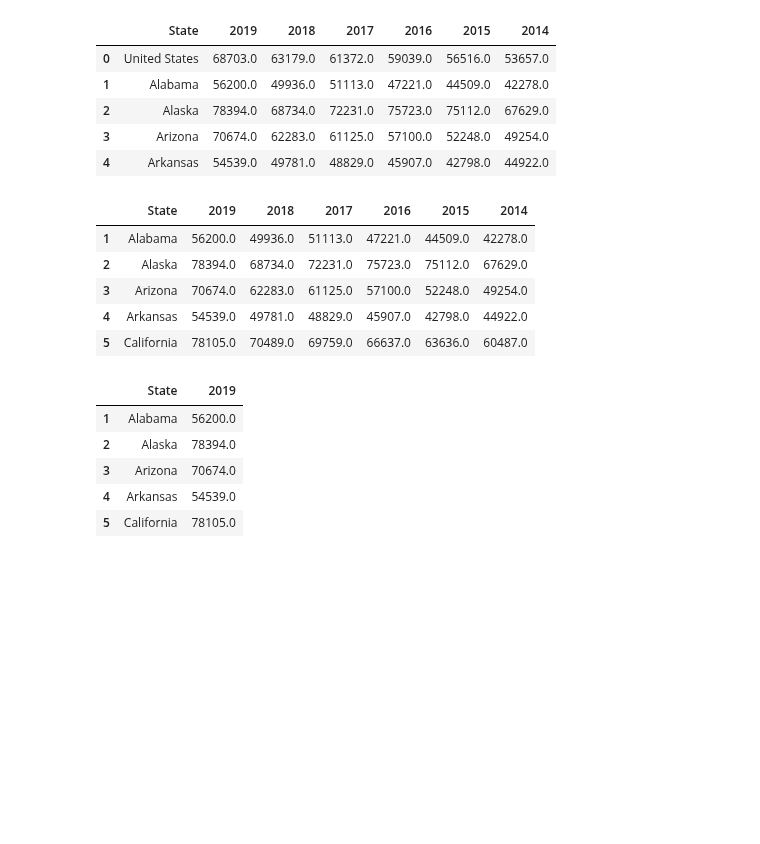
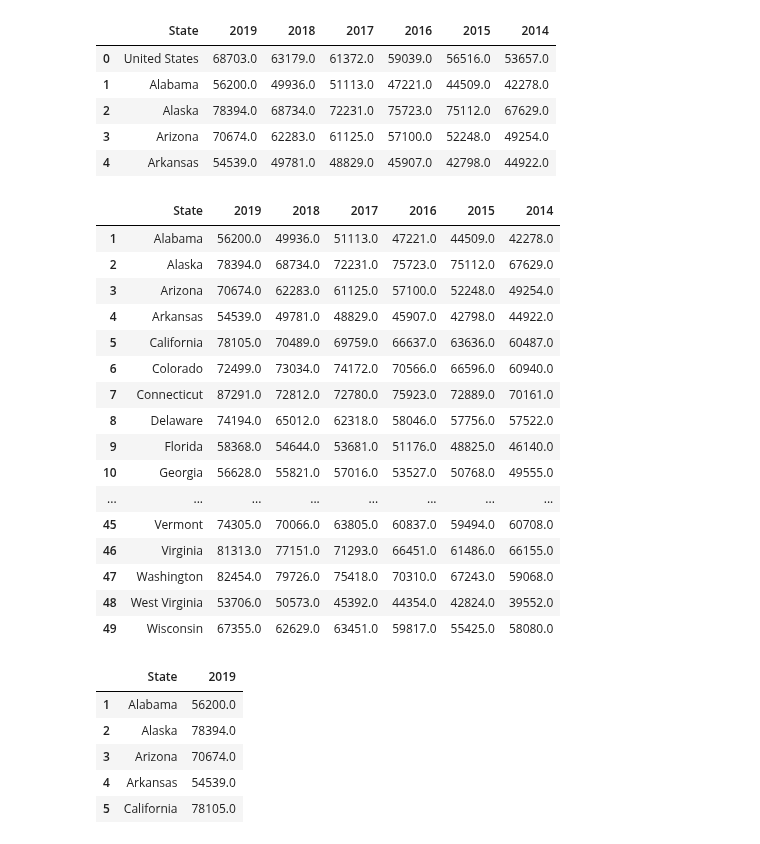
Before and after one commit to aliciasply/InterState-Migration, a Jupyter notebook: Code/median_income_Alicia .ipynb, the cells around one changed output. Saved outputs shown, nothing was run; the diff lists cells and outputs as text; code cells hidden in the pictures; blank space fills up the shorter version.

```diff
--- a/Code/median_income_Alicia .ipynb
+++ b/Code/median_income_Alicia .ipynb
@@ -106,14 +106,25 @@ household_income_df.head()
 # %%
 # Only displaying 50 states, removed the United States row
 allstates_df  = household_income_df.iloc[1:]
-allstates_df.head()
+allstates_df.head(49)
 # %% [output]
 |  | State | 2019 | 2018 | 2017 | 2016 | 2015 | 2014 |
 | 1 | Alabama | 56200.0 | 49936.0 | 51113.0 | 47221.0 | 44509.0 | 42278.0 |
 | 2 | Alaska | 78394.0 | 68734.0 | 72231.0 | 75723.0 | 75112.0 | 67629.0 |
 | 3 | Arizona | 70674.0 | 62283.0 | 61125.0 | 57100.0 | 52248.0 | 49254.0 |
 | 4 | Arkansas | 54539.0 | 49781.0 | 48829.0 | 45907.0 | 42798.0 | 44922.0 |
 | 5 | California | 78105.0 | 70489.0 | 69759.0 | 66637.0 | 63636.0 | 60487.0 |
+| 6 | Colorado | 72499.0 | 73034.0 | 74172.0 | 70566.0 | 66596.0 | 60940.0 |
+| 7 | Connecticut | 87291.0 | 72812.0 | 72780.0 | 75923.0 | 72889.0 | 70161.0 |
+| 8 | Delaware | 74194.0 | 65012.0 | 62318.0 | 58046.0 | 57756.0 | 57522.0 |
+| 9 | Florida | 58368.0 | 54644.0 | 53681.0 | 51176.0 | 48825.0 | 46140.0 |
+| 10 | Georgia | 56628.0 | 55821.0 | 57016.0 | 53527.0 | 50768.0 | 49555.0 |
+| ... | ... | ... | ... | ... | ... | ... | ... |
+| 45 | Vermont | 74305.0 | 70066.0 | 63805.0 | 60837.0 | 59494.0 | 60708.0 |
+| 46 | Virginia | 81313.0 | 77151.0 | 71293.0 | 66451.0 | 61486.0 | 66155.0 |
+| 47 | Washington | 82454.0 | 79726.0 | 75418.0 | 70310.0 | 67243.0 | 59068.0 |
+| 48 | West Virginia | 53706.0 | 50573.0 | 45392.0 | 44354.0 | 42824.0 | 39552.0 |
+| 49 | Wisconsin | 67355.0 | 62629.0 | 63451.0 | 59817.0 | 55425.0 | 58080.0 |
 # %%
 latest_data = allstates_df[["State", "2019"]]
 latest_data.head()
```
Also changed, not shown: 17 other files.
